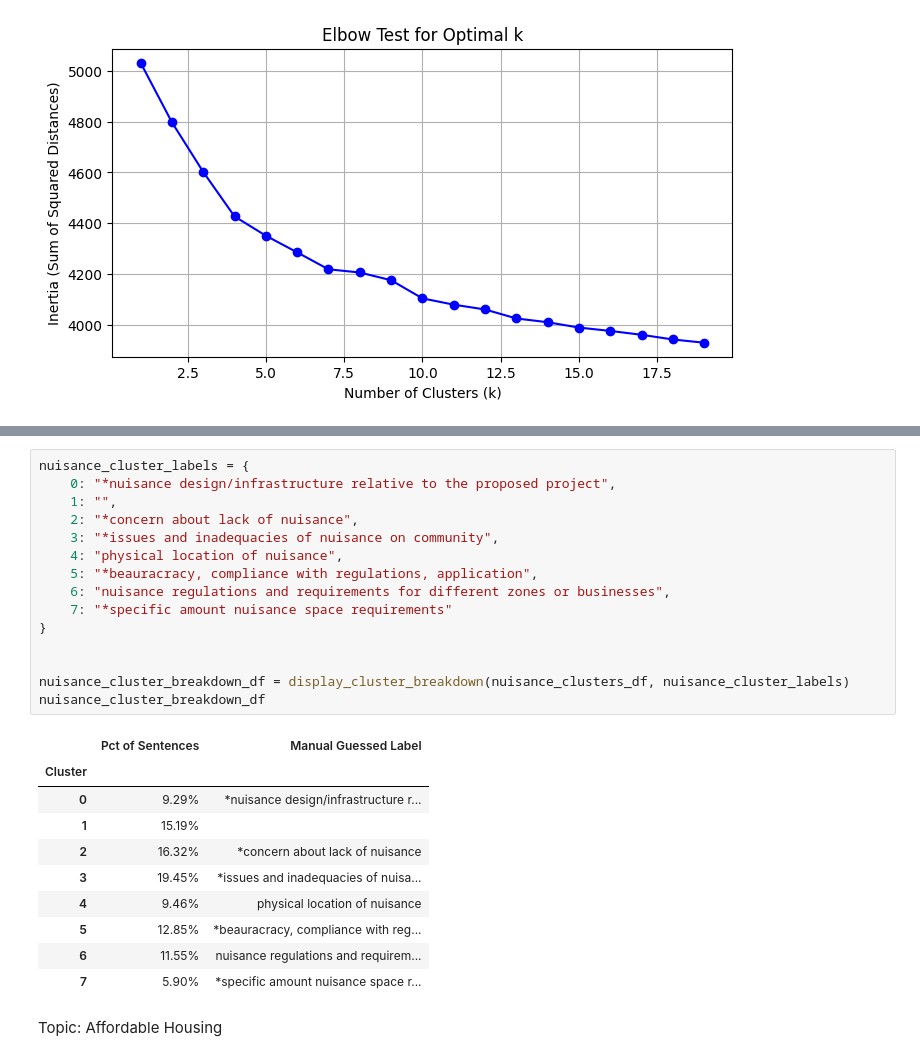
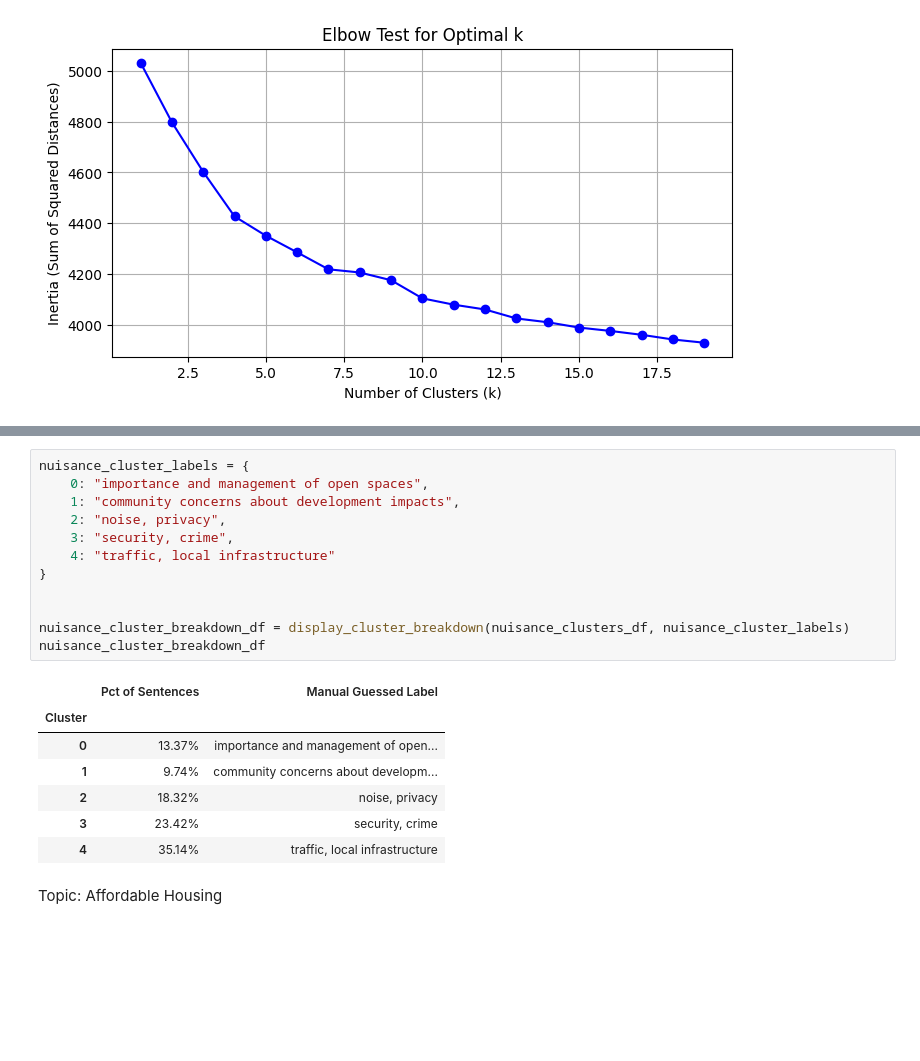
Before and after one commit to mpham8/kestelman-research, a Jupyter notebook: text-data-context/k-mean-clustering.ipynb, the cells around one changed output, grey strips where cells are left out. Drawn from its saved outputs; the diff is of its cells as text; blank space fills up the shorter version.

```diff
--- a/text-data-context/k-mean-clustering.ipynb
+++ b/text-data-context/k-mean-clustering.ipynb
@@ -218,29 +233,23 @@ Cluster 1:
-# %%
-nuisance_cluster_labels = {
-    0: "*nuisance design/infrastructure relative to the proposed project",
-    1: "",
-    2: "*concern about lack of nuisance",
-    3: "*issues and inadequacies of nuisance on community",
-    4: "physical location of nuisance",
-    5: "*beauracracy, compliance with regulations, application",
-    6: "nuisance regulations and requirements for different zones or businesses",
-    7: "*specific amount nuisance space requirements"
-}
-
-
-nuisance_cluster_breakdown_df = display_cluster_breakdown(nuisance_clusters_df, nuisance_cluster_labels)
-nuisance_cluster_breakdown_df
-# %% [output]
-|  | Pct of Sentences | Manual Guessed Label |
-| Cluster |  |  |
-| 0 | 9.29% | *nuisance design/infrastructure r... |
-| 1 | 15.19% |  |
-| 2 | 16.32% | *concern about lack of nuisance |
-| 3 | 19.45% | *issues and inadequacies of nuisa... |
-| 4 | 9.46% | physical location of nuisance |
-| 5 | 12.85% | *beauracracy, compliance with reg... |
-| 6 | 11.55% | nuisance regulations and requirem... |
-| 7 | 5.90% | *specific amount nuisance space r... |
+# %%
+nuisance_cluster_labels = {
+    0: "importance and management of open spaces",
+    1: "community concerns about development impacts",
+    2: "noise, privacy",
+    3: "security, crime",
+    4: "traffic, local infrastructure"
+}
+
+
+nuisance_cluster_breakdown_df = display_cluster_breakdown(nuisance_clusters_df, nuisance_cluster_labels)
+nuisance_cluster_breakdown_df
+# %% [output]
+|  | Pct of Sentences | Manual Guessed Label |
+| Cluster |  |  |
+| 0 | 13.37% | importance and management of open... |
+| 1 | 9.74% | community concerns about developm... |
+| 2 | 18.32% | noise, privacy |
+| 3 | 23.42% | security, crime |
+| 4 | 35.14% | traffic, local infrastructure |
 # %% [markdown]
 Topic: Affordable Housing
 # %%
```
Also changed, not shown: parts of 17 cells of this notebook.
